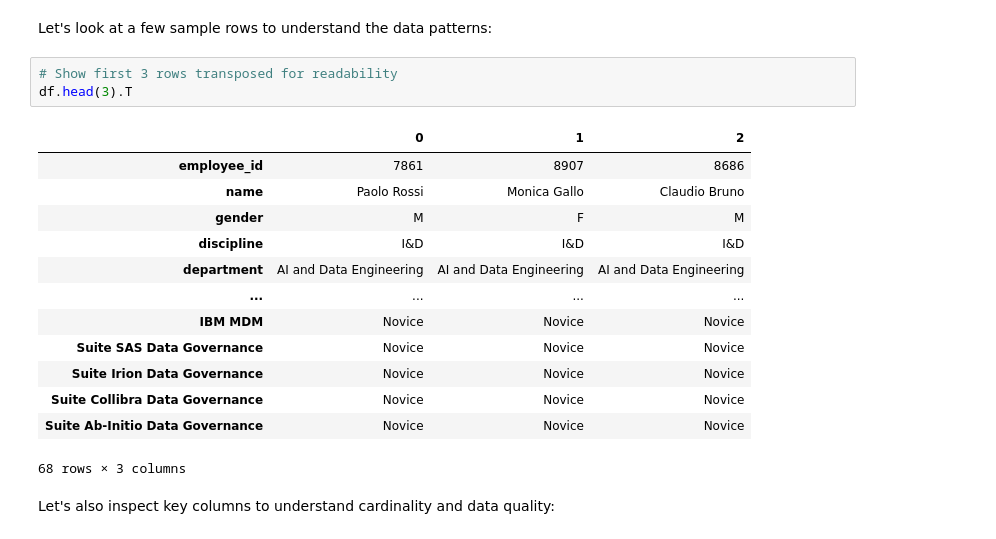
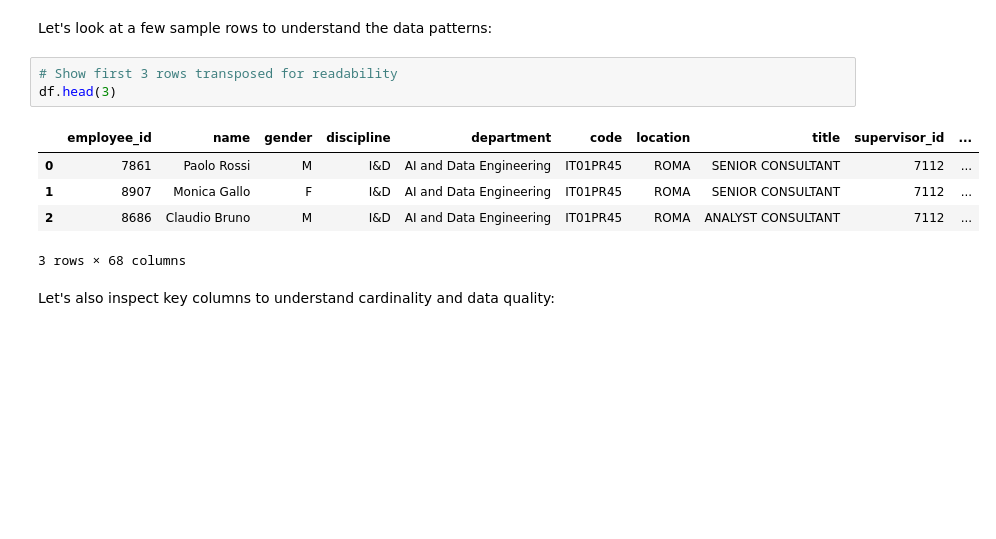
Before and after one commit to leobcc/neo4j-training-course-material, a Jupyter notebook: notebooks/session-01/session-01.ipynb, the cells around one changed output. Saved outputs shown, nothing was run; the diff lists cells and outputs as text; blank space fills up the shorter version.

```diff
--- a/notebooks/session-01/session-01.ipynb
+++ b/notebooks/session-01/session-01.ipynb
@@ -157,21 +161,13 @@ Column names:
 Let's look at a few sample rows to understand the data patterns:
 # %%
 # Show first 3 rows transposed for readability
-df.head(3).T
+df.head(3)
 # %% [output]
-|  | 0 | 1 | 2 |
-| employee_id | 7861 | 8907 | 8686 |
-| name | Paolo Rossi | Monica Gallo | Claudio Bruno |
-| gender | M | F | M |
-| discipline | I&D | I&D | I&D |
-| department | AI and Data Engineering | AI and Data Engineering | AI and Data Engineering |
-| ... | ... | ... | ... |
-| IBM MDM | Novice | Novice | Novice |
-| Suite SAS Data Governance | Novice | Novice | Novice |
-| Suite Irion Data Governance | Novice | Novice | Novice |
-| Suite Collibra Data Governance | Novice | Novice | Novice |
-| Suite Ab-Initio Data Governance | Novice | Novice | Novice |
+|  | employee_id | name | gender | discipline | department | code | location | title | supervisor_id | ... |
+| 0 | 7861 | Paolo Rossi | M | I&D | AI and Data Engineering | IT01PR45 | ROMA | SENIOR CONSULTANT | 7112 | ... |
+| 1 | 8907 | Monica Gallo | F | I&D | AI and Data Engineering | IT01PR45 | ROMA | SENIOR CONSULTANT | 7112 | ... |
+| 2 | 8686 | Claudio Bruno | M | I&D | AI and Data Engineering | IT01PR45 | ROMA | ANALYST CONSULTANT | 7112 | ... |
-68 rows × 3 columns
+3 rows × 68 columns
 # %% [markdown]
 Let's also inspect key columns to understand cardinality and data quality:
 # %%
```
Also changed, not shown: parts of 21 cells of this notebook.
